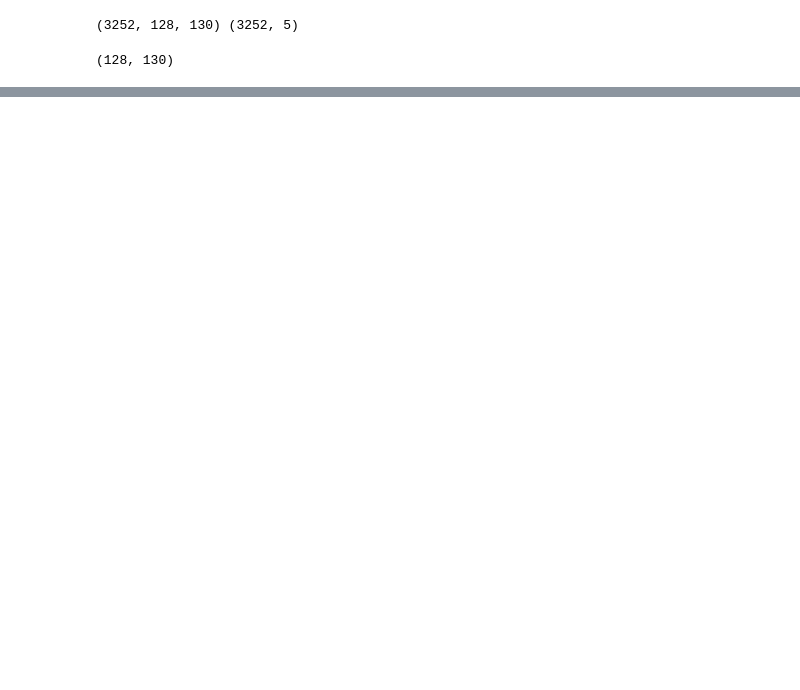
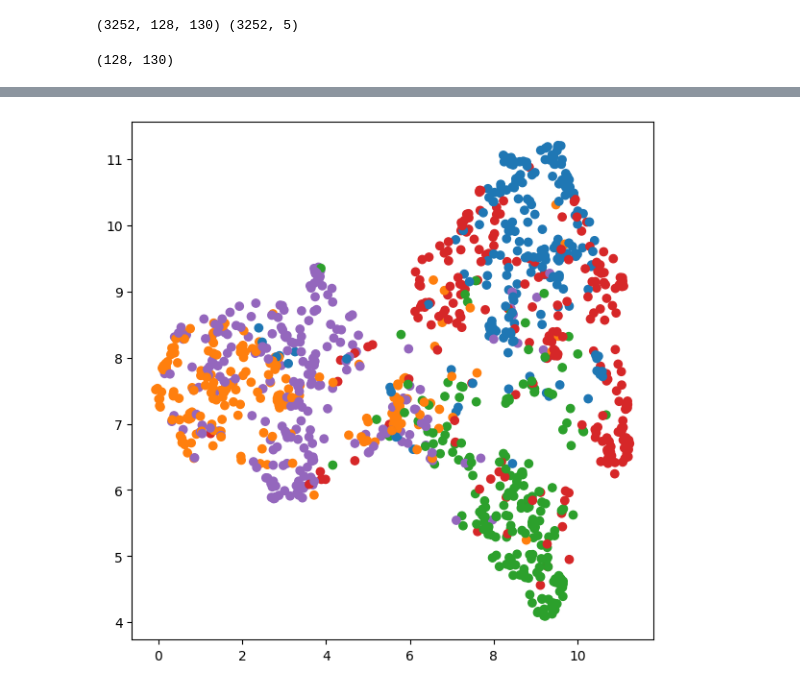
Before and after one commit to mokaruuns/education_itmo, a Jupyter notebook: ml/audio/solution.ipynb, the cells around one changed output, grey strips where cells are left out. Cells and saved outputs as stored; diff of their text form; code cells hidden in the pictures; blank space fills up the shorter version.

Commit message:
add umap for view and check

```diff
--- a/ml/audio/solution.ipynb
+++ b/ml/audio/solution.ipynb
@@ -146,0 +159,2 @@ Epoch 20/20
+# %%
+model = tf.keras.models.load_model('model')
@@ -146,0 +165,3 @@ Epoch 20/20
+# %%
+embedding_model = tf.keras.Model(inputs=model.input, outputs=model.layers[-2].output)
+embeddings = embedding_model.predict(x_test)
@@ -146,0 +180,8 @@ Epoch 20/20
+# %%
+X = umap.UMAP().fit_transform(embeddings)
+# %%
+plt.rcParams['figure.figsize'] = (7, 7)
+plt.scatter(X[:, 0], X[:, 1], color=[sns.color_palette()[number] for number in y_test.apply(np.argmax, axis=1)])
+plt.show()
+# %% [output]
+[figure, added]
```
Also changed, not shown: parts of 17 cells of this notebook.
